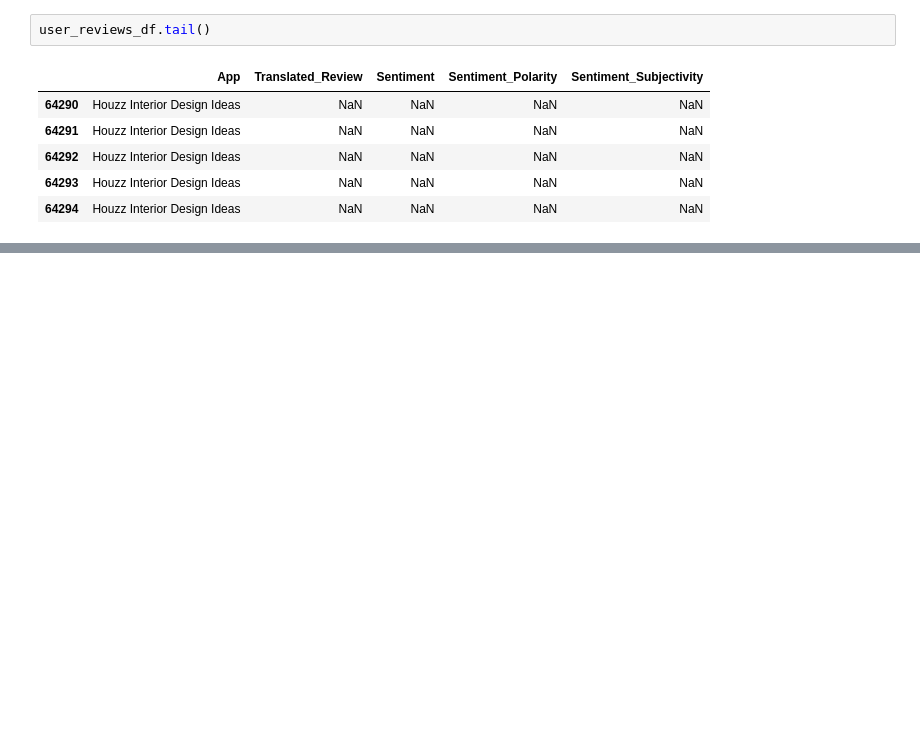
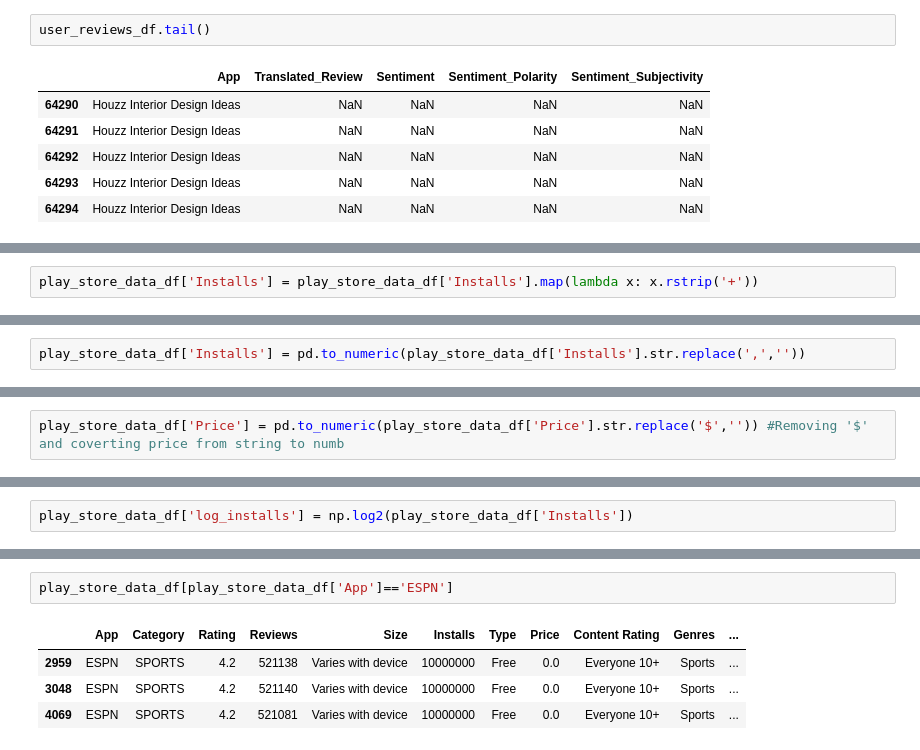
Before and after one commit to avinashyadav11/Play-Store-App-Review-Analysis, a Jupyter notebook: Play_Store_App_Review_Analysis_Capstone_Project.ipynb, the cells around one changed output, grey strips where cells are left out. Cells and saved outputs as stored; diff of their text form; blank space fills up the shorter version.

```diff
--- a/Play_Store_App_Review_Analysis_Capstone_Project.ipynb
+++ b/Play_Store_App_Review_Analysis_Capstone_Project.ipynb
@@ -60,0 +153,2 @@ user_reviews_df.tail()
+# %%
+play_store_data_df['Installs'] = play_store_data_df['Installs'].map(lambda x: x.rstrip('+'))
@@ -60,0 +159,2 @@ user_reviews_df.tail()
+# %%
+play_store_data_df['Installs'] = pd.to_numeric(play_store_data_df['Installs'].str.replace(',',''))
@@ -60,0 +178,2 @@ user_reviews_df.tail()
+# %%
+play_store_data_df['Price'] = pd.to_numeric(play_store_data_df['Price'].str.replace('$','')) #Removing '$' and coverting price from string to numb
@@ -60,0 +207,2 @@ user_reviews_df.tail()
+# %%
+play_store_data_df['log_installs'] = np.log2(play_store_data_df['Installs'])
@@ -60,0 +229,7 @@ user_reviews_df.tail()
+# %%
+play_store_data_df[play_store_data_df['App']=='ESPN']
+# %% [output]
+|  | App | Category | Rating | Reviews | Size | Installs | Type | Price | Content Rating | Genres | ... |
+| 2959 | ESPN | SPORTS | 4.2 | 521138 | Varies with device | 10000000 | Free | 0.0 | Everyone 10+ | Sports | ... |
+| 3048 | ESPN | SPORTS | 4.2 | 521140 | Varies with device | 10000000 | Free | 0.0 | Everyone 10+ | Sports | ... |
+| 4069 | ESPN | SPORTS | 4.2 | 521081 | Varies with device | 10000000 | Free | 0.0 | Everyone 10+ | Sports | ... |
```
Also changed, not shown: parts of 29 cells of this notebook.
